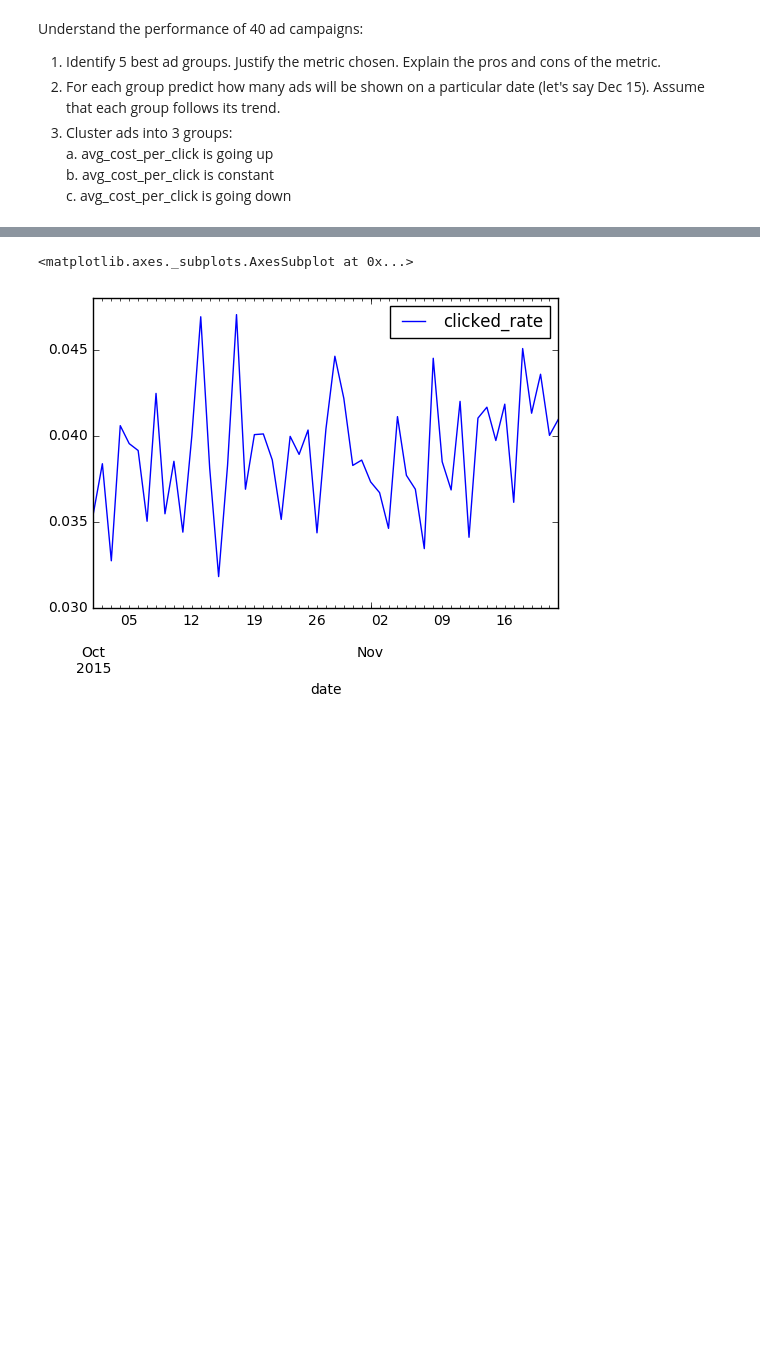
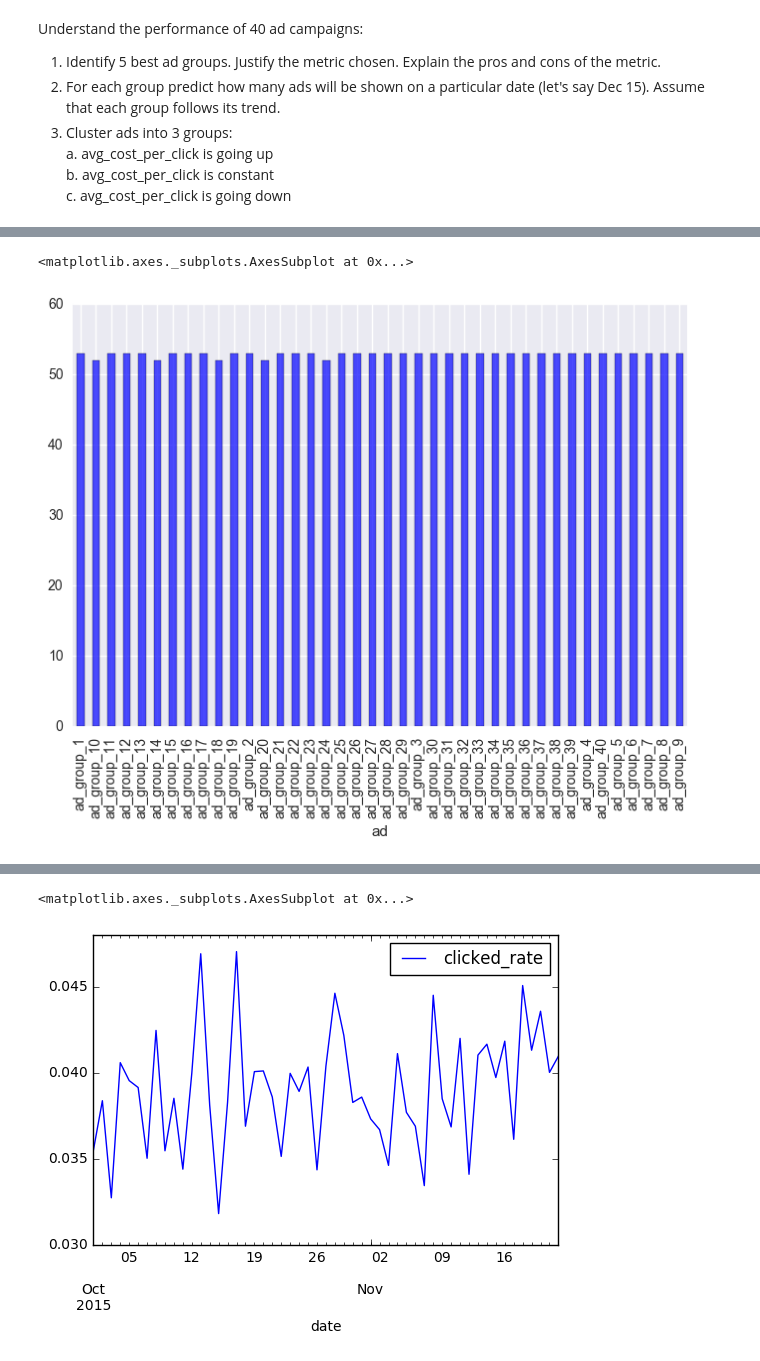
Before and after one commit to pappakrishnan/Ads-Analysis, a Jupyter notebook: Ads Analysis.ipynb, the cells around one changed output, grey strips where cells are left out. Drawn from its saved outputs; the diff is of its cells as text; code cells hidden in the pictures; blank space fills up the shorter version.

```diff
--- a/Ads Analysis.ipynb
+++ b/Ads Analysis.ipynb
@@ -84,0 +103,6 @@ Index(['date', 'shown', 'clicked', 'converted', 'avg_cost_per_click',
+# %%
+dff = df.groupby('ad')['shown'].count()
+dff.plot.bar(color = 'b', alpha=0.7)
+# %% [output]
+<matplotlib.axes._subplots.AxesSubplot at 0x...>
+[figure, added]
```
Also changed, not shown: parts of 23 cells of this notebook.
